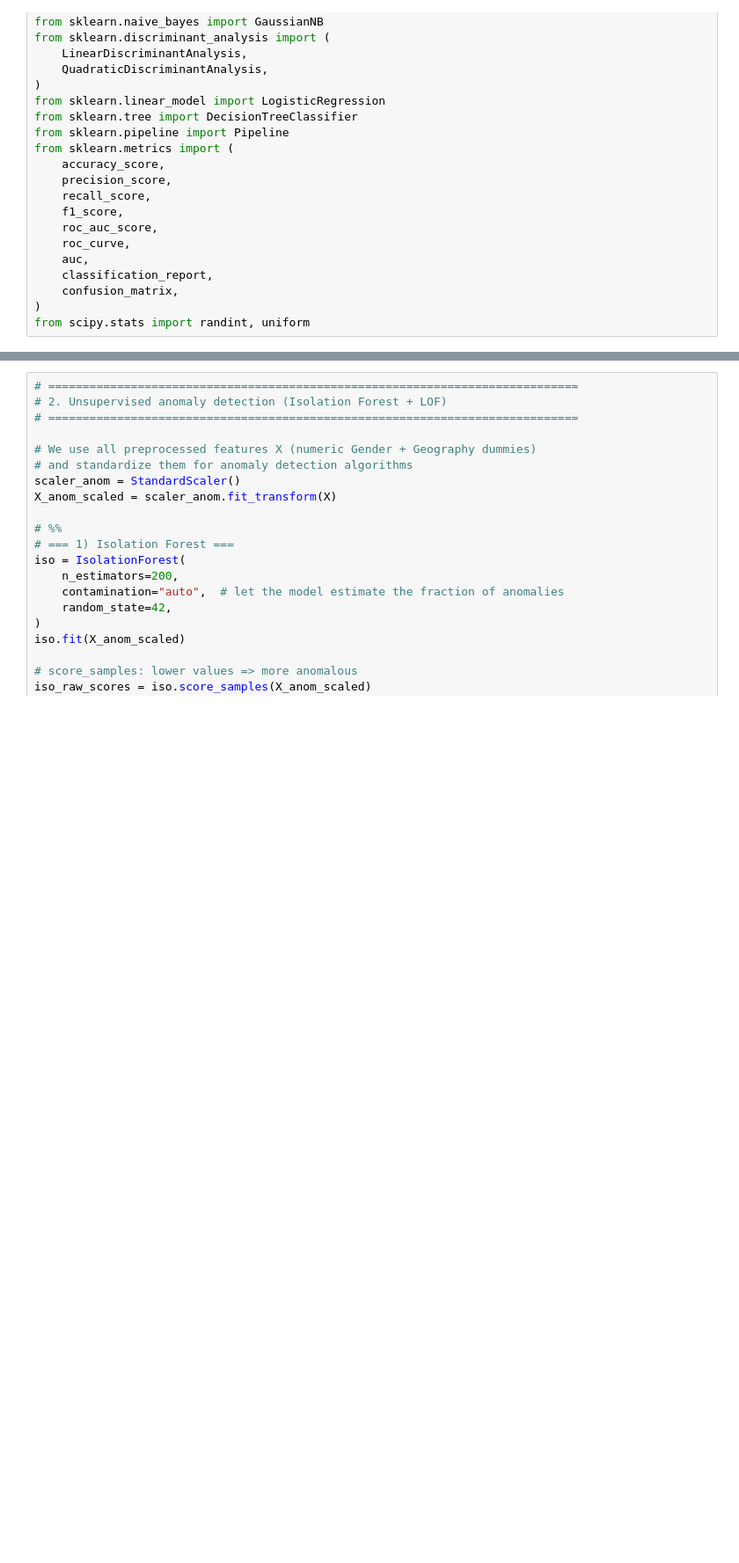
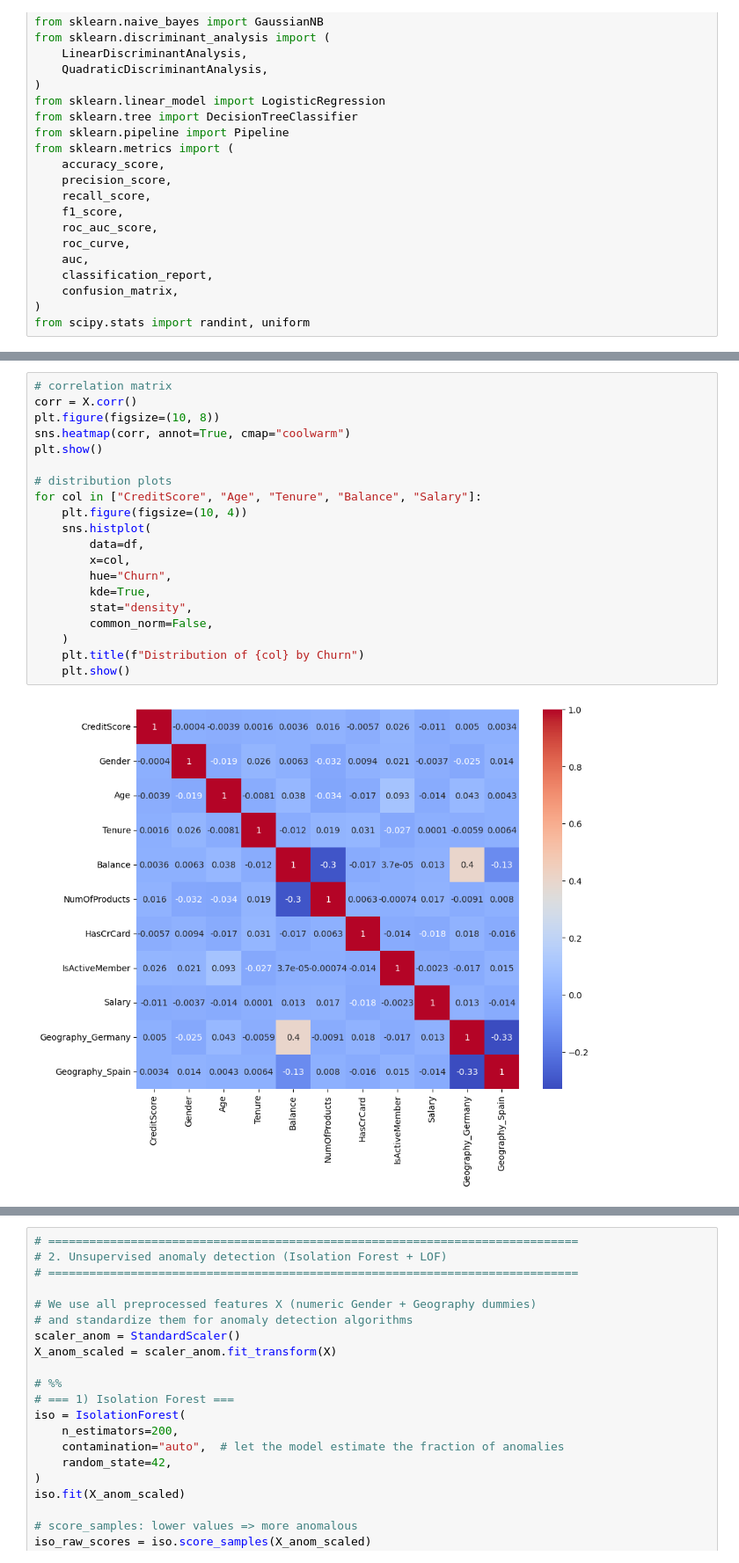
Before and after one commit to marcodeluca-gdl/machine-learning-mobile-phone-operator, a Jupyter notebook: mlProject_mobile_phone_operator.ipynb, the cells around one changed output, grey strips where cells are left out. Shown at 88% size. Drawn from its saved outputs; the diff is of its cells as text; blank space fills up the shorter version.

```diff
--- a/mlProject_mobile_phone_operator.ipynb
+++ b/mlProject_mobile_phone_operator.ipynb
@@ -89,3 +92,25 @@ Churn
 0    6391
 1    1609
 Name: count, dtype: int64
+# %%
+# correlation matrix
+corr = X.corr()
+plt.figure(figsize=(10, 8))
+sns.heatmap(corr, annot=True, cmap="coolwarm")
+plt.show()
+
+# distribution plots
+for col in ["CreditScore", "Age", "Tenure", "Balance", "Salary"]:
+    plt.figure(figsize=(10, 4))
+    sns.histplot(
+        data=df,
+        x=col,
+        hue="Churn",
+        kde=True,
+        stat="density",
+        common_norm=False,
+    )
+    plt.title(f"Distribution of {col} by Churn")
+    plt.show()
+# %% [output]
+[figure, added]
```
Also changed, not shown: parts of 12 cells of this notebook.
